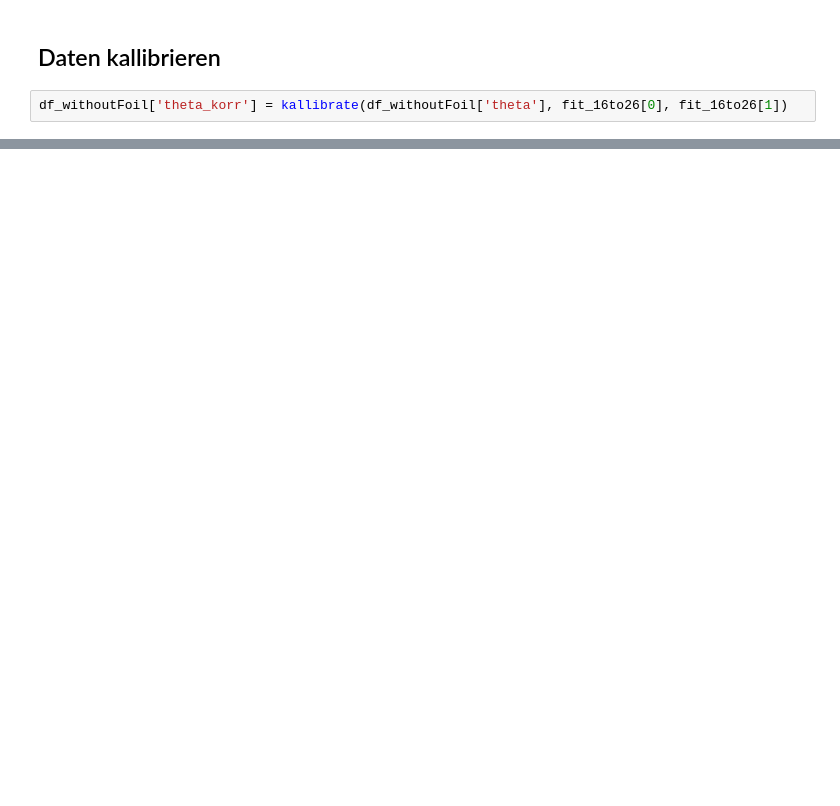
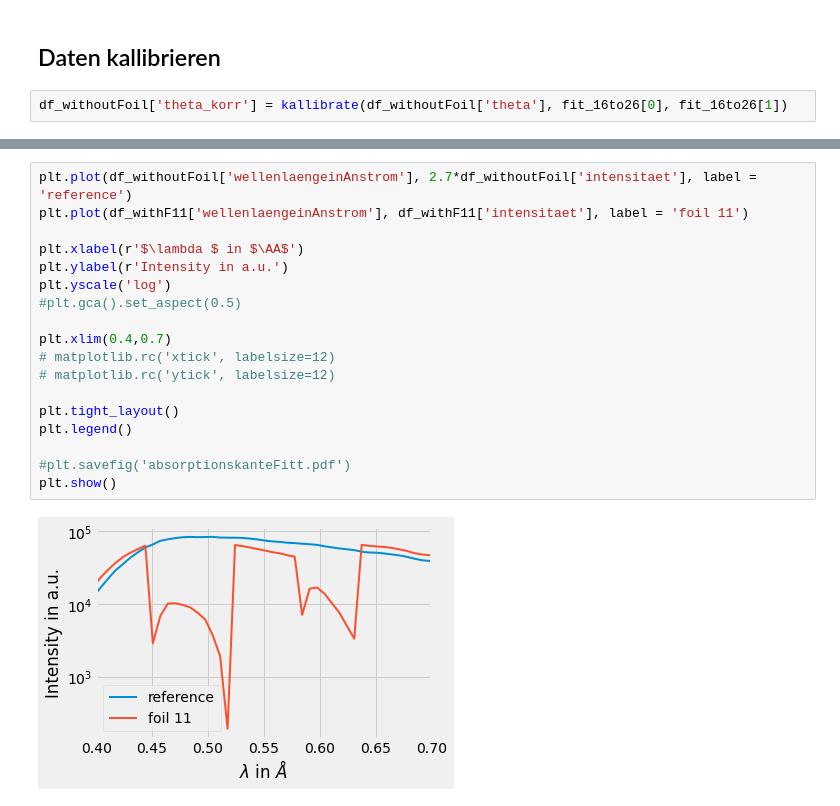
Before and after one commit to LeoausderDose/PPD, a Jupyter notebook: Versuch_XRays/Programming/Absorption/Absorption.ipynb, the cells around one changed output, grey strips where cells are left out. Saved outputs shown, nothing was run; the diff lists cells and outputs as text; blank space fills up the shorter version.

```diff
--- a/Versuch_XRays/Programming/Absorption/Absorption.ipynb
+++ b/Versuch_XRays/Programming/Absorption/Absorption.ipynb
@@ -213,0 +223,20 @@ plt.legend()
+# %%
+plt.plot(df_withoutFoil['wellenlaengeinAnstrom'], 2.7*df_withoutFoil['intensitaet'], label = 'reference')
+plt.plot(df_withF11['wellenlaengeinAnstrom'], df_withF11['intensitaet'], label = 'foil 11')
+
+plt.xlabel(r'$\lambda $ in $\AA$')
+plt.ylabel(r'Intensity in a.u.')
+plt.yscale('log')
+#plt.gca().set_aspect(0.5)
+
+plt.xlim(0.4,0.7)
+# matplotlib.rc('xtick', labelsize=12)
+# matplotlib.rc('ytick', labelsize=12)
+
+plt.tight_layout()
+plt.legend()
+
+#plt.savefig('absorptionskanteFitt.pdf')
+plt.show()
+# %% [output]
+[figure, added]
```
Also changed, not shown: parts of 12 cells of this notebook, 1 other file.
